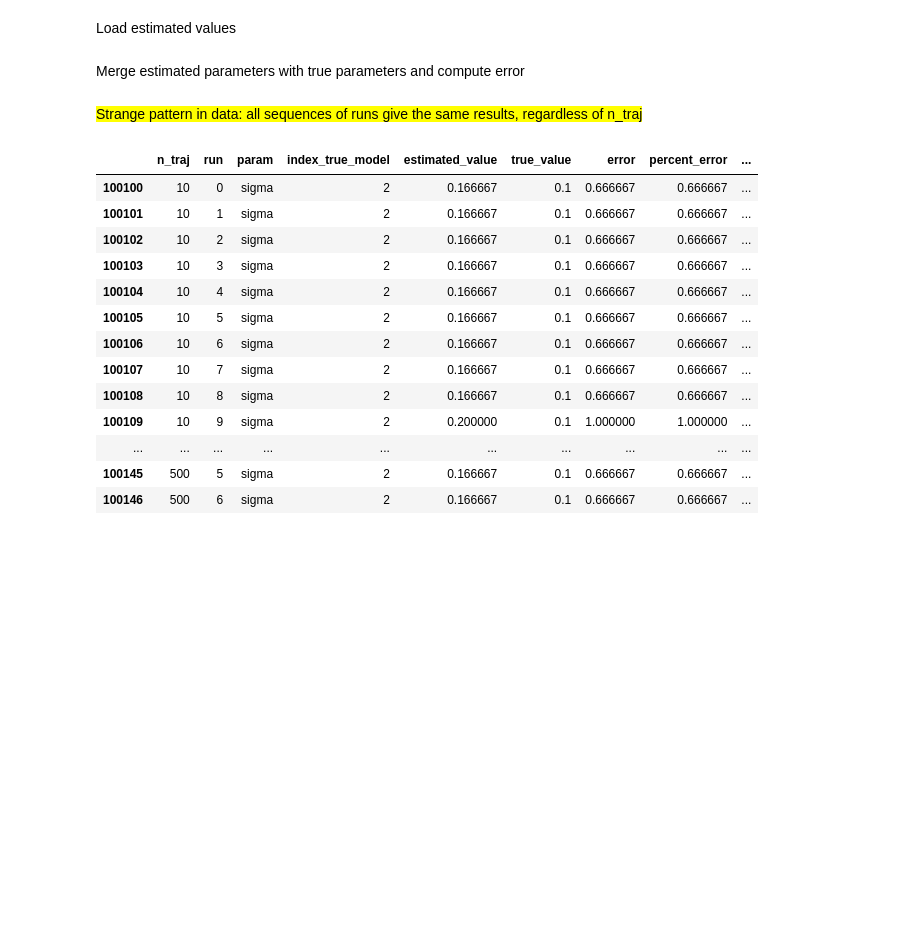
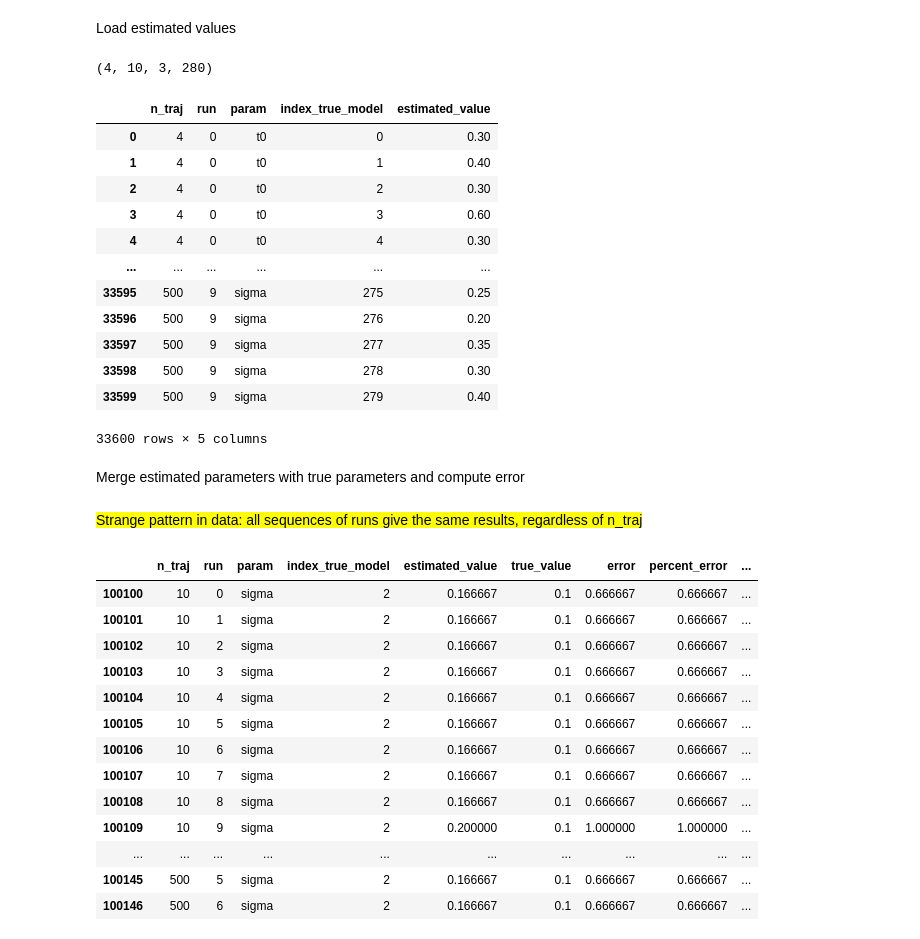
Before and after one commit to neuro-team-femto/cubic_sleep, a Jupyter notebook: sandbox.ipynb, the cells around one changed output. Cells and saved outputs as stored; diff of their text form; code cells hidden in the pictures; blank space fills up the shorter version.

Commit message:
change loadmat to np.load

```diff
--- a/sandbox.ipynb
+++ b/sandbox.ipynb
@@ -13,5 +13,5 @@ We analyse here the accuracy of estimated parameters depending on n_runs, n_traj
 # %% [markdown]
 Load true models
 # %%
-model_mat = sio.loadmat('true.mat')
-model_mat = model_mat['true']
+model_mat = np.load('./results/true_param.npy')
+model_mat.shape
@@ -34,33 +50,53 @@ groundtruth_df = pd.DataFrame({'param':params,
 # %% [markdown]
 Load estimated values
 # %%
-est_mat = sio.loadmat('est.mat')
-est_mat = est_mat['est']#[0,0,0,1]
+est_mat = np.load('./results/est_param.npy')
+est_mat.shape
+# %% [output]
+(4, 10, 3, 280)
 # %%
-n_trajectories = [10,50,100,200,500]
+n_trajectories = [4,10,100,500]
 param_names =['t0','alpha','sigma']
 
 n_trajs = []
 n_runs = []
 params = []
 index_true_models = []
 estimated_values = []
 
 for index_n_trajs in range(est_mat.shape[0]):
     for index_n_runs in range(est_mat.shape[1]):
         for index_param in range(est_mat.shape[2]):
             for index_true_model in range(est_mat.shape[3]):
                 n_trajs.append(n_trajectories[index_n_trajs])
                 n_runs.append(index_n_runs)
                 params.append(param_names[index_param])
                 index_true_models.append(index_true_model)
-                estimated_values.append(est_mat[index_n_traj,index_n_runs,index_param,index_true_model])
+                estimated_values.append(est_mat[index_n_trajs,index_n_runs,index_param,index_true_model])
 
 data_df = pd.DataFrame({'n_traj':n_trajs,
             'run':n_runs,
             'param':params,
             'index_true_model': index_true_models,
             'estimated_value': estimated_values})
+
+
+
+data_df
+# %% [output]
+|  | n_traj | run | param | index_true_model | estimated_value |
+| 0 | 4 | 0 | t0 | 0 | 0.30 |
+| 1 | 4 | 0 | t0 | 1 | 0.40 |
+| 2 | 4 | 0 | t0 | 2 | 0.30 |
+| 3 | 4 | 0 | t0 | 3 | 0.60 |
+| 4 | 4 | 0 | t0 | 4 | 0.30 |
+| ... | ... | ... | ... | ... | ... |
+| 33595 | 500 | 9 | sigma | 275 | 0.25 |
+| 33596 | 500 | 9 | sigma | 276 | 0.20 |
+| 33597 | 500 | 9 | sigma | 277 | 0.35 |
+| 33598 | 500 | 9 | sigma | 278 | 0.30 |
+| 33599 | 500 | 9 | sigma | 279 | 0.40 |
+33600 rows × 5 columns
 # %% [markdown]
 Merge estimated parameters with true parameters and compute error
 # %%
```
Also changed, not shown: parts of 2 cells of this notebook.
